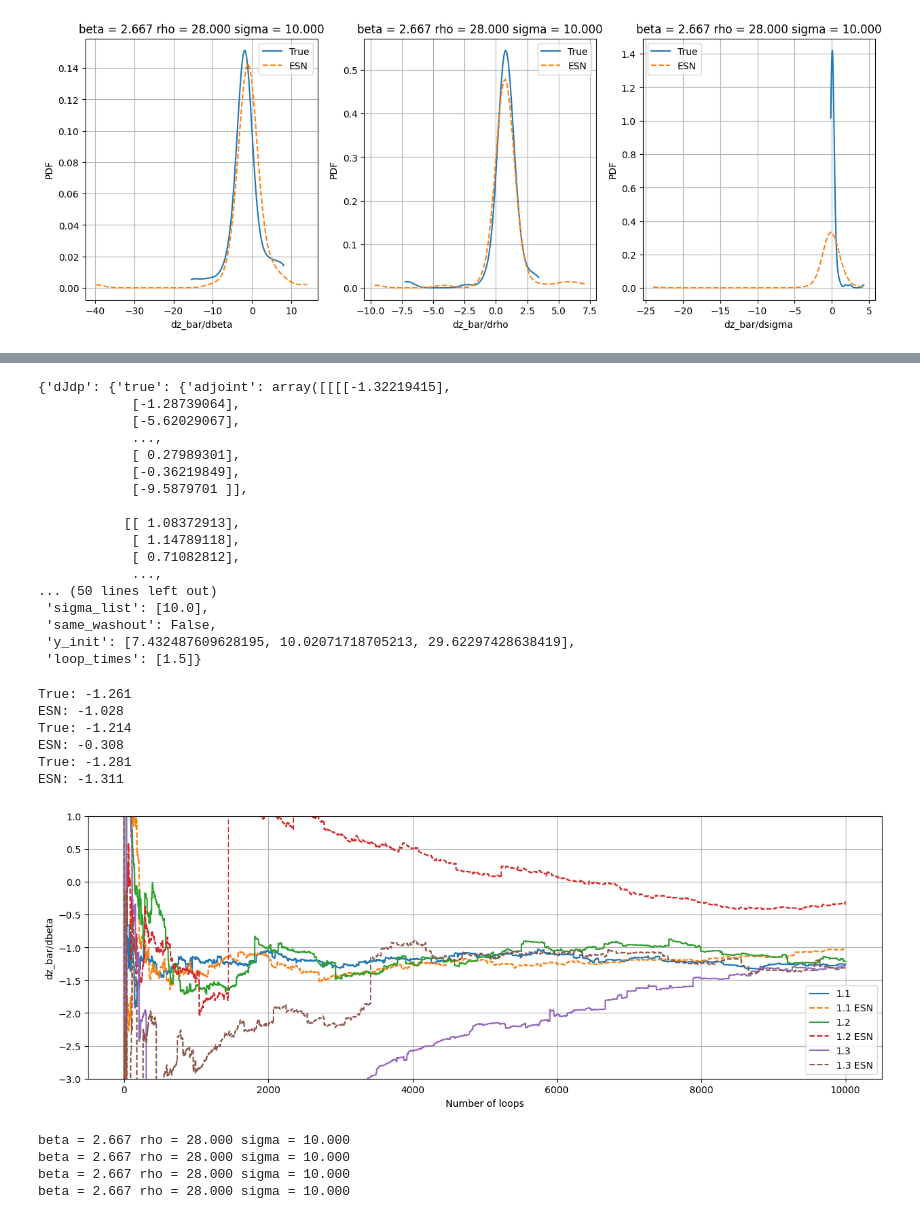
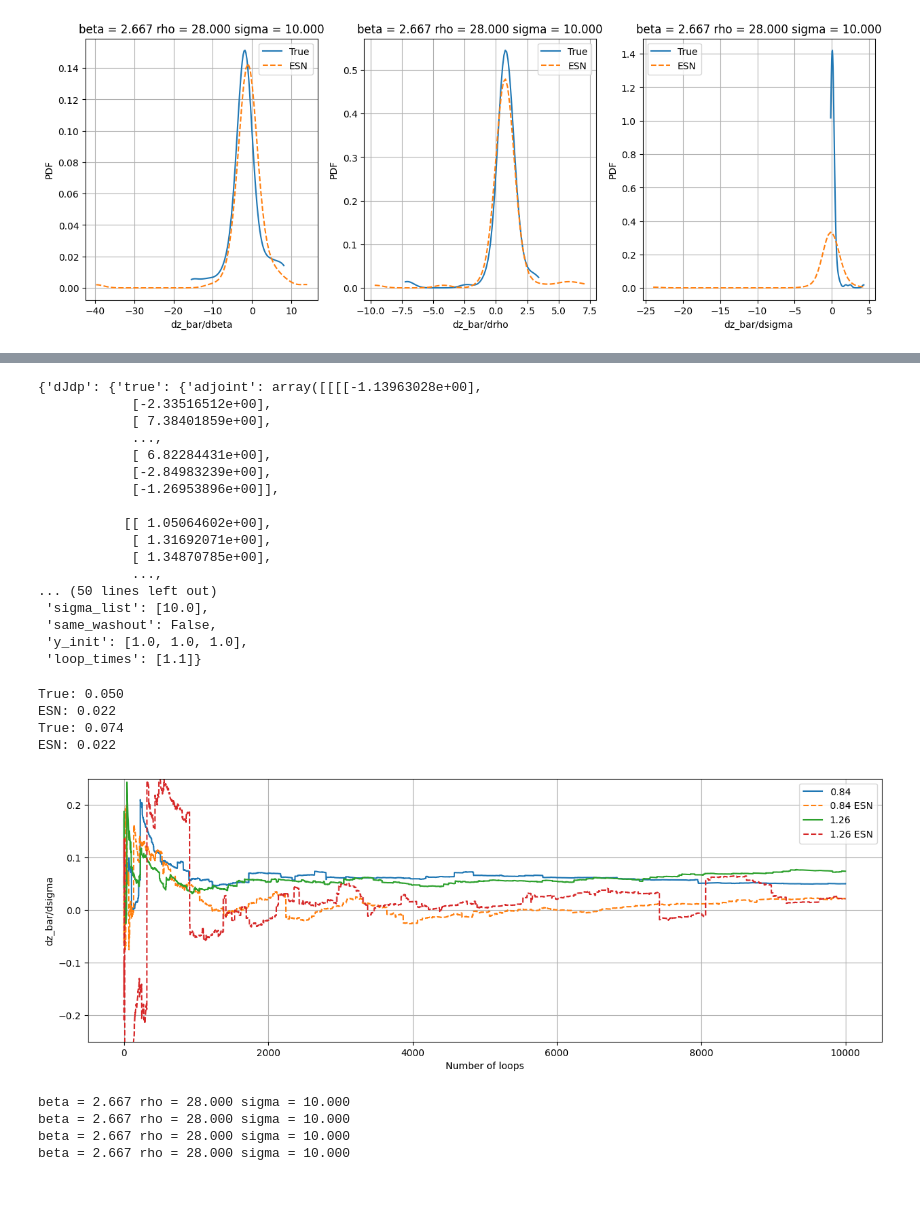
Before and after one commit to MagriLab/Adjoint-ESN, a Jupyter notebook: src/run_dyn_sys_from_results.ipynb, the cells around one changed output, grey strips where cells are left out. Saved outputs shown, nothing was run; the diff lists cells and outputs as text; code cells hidden in the pictures; blank space fills up the shorter version.

Commit message:
Lorenz figures etc.

```diff
--- a/src/run_dyn_sys_from_results.ipynb
+++ b/src/run_dyn_sys_from_results.ipynb
@@ -560,0 +822,8 @@ plot_obj_and_grad(eParam.p, degree = 3)
+# %%
+param_mesh_input = [None] * 3
+param_mesh_input[eParam.beta] = obj_results["beta_list"]
+param_mesh_input[eParam.rho] = obj_results["rho_list"]
+param_mesh_input[eParam.sigma] = obj_results["sigma_list"]
+p_list = pp.make_param_mesh(param_mesh_input)
+idxs = np.where((p_list[:,eParam.rho] >= 27) & (p_list[:,eParam.rho] <= 29))[0]
+grads = plot_obj_and_grad(p_list, obj_results["J"][:,3], obj_results["J"][:,4], eParam.rho, degree = 2, idxs=idxs)
@@ -796,0 +1196,11 @@ for p_idx, p in enumerate(p_list):
+# %%
+LT = 1.1
+for loop_idx in range(n_loops):
+    fig1 = plt.figure(figsize=(15,5))
+    for i, param in enumerate(param_vars):
+        plt.subplot(1,len(param_vars),i+1)
+        plt.plot(loop_time_arr, dJdp["true"]["adjoint"][0,eParam[param],loop_idx,:])
+        plt.plot(loop_time_arr, dJdp["esn"]["adjoint"][0,eParam[param],loop_idx,:],'--')
+        plt.grid()
+        plt.xlabel('Loop time [LT]')
+        plt.ylabel(f"dz_bar/d{param}")
@@ -796,0 +1224,9 @@ for p_idx, p in enumerate(p_list):
+# %%
+p_range = np.arange(1.0,3.0,0.1)
+# plt.plot(p_range,np.tanh((p_range+53)*0.01))
+# plt.plot(p_range,0.01*(1-np.tanh((p_range+53)*0.01)**2))
+# plt.plot(p_range,np.tanh((p_range+1.6)*0.01))
+for i in np.arange(0,-100,-10):
+    plt.plot(p_range,0.01*(1-np.tanh((p_range+i)*0.01)**2))
+
+# shift to do with slope of tanh
@@ -937,73 +1394,74 @@ for p_idx, p in enumerate(p_list):
 # %%
 # sens_results_list = ["20240115_223813","20240115_225852","20240116_003927","20240116_014254","20240116_233616"]
-sens_results_list = ["20240116_014254","20240117_174305","20240117_160412"]
+# sens_results_list = ["20240116_014254","20240116_233616"]
+# sens_results_list = ["20240122_050248","20240122_072115"]
+sens_results_list = ["20240122_041929","20240122_061243"]
 sens_results = pp.unpickle_file(
-        experiment_path / f"sensitivity_results_20240116_233616.pickle"
+        experiment_path / f"sensitivity_results_20240122_050248.pickle"
     )[0]
 sens_results
 # %% [output]
-{'dJdp': {'true': {'adjoint': array([[[[-1.32219415],
-            [-1.28739064],
-            [-5.62029067],
+{'dJdp': {'true': {'adjoint': array([[[[-1.13963028e+00],
+            [-2.33516512e+00],
+            [ 7.38401859e+00],
             ...,
-            [ 0.27989301],
-            [-0.36219849],
-            [-9.5879701 ]],
+            [ 6.82284431e+00],
+            [-2.84983239e+00],
+            [-1.26953896e+00]],
 
-           [[ 1.08372913],
-            [ 1.14789118],
-            [ 0.71082812],
+           [[ 1.05064602e+00],
+            [ 1.31692071e+00],
+            [ 1.34870785e+00],
             ...,
 ... (50 lines left out)
  'sigma_list': [10.0],
  'same_washout': False,
- 'y_init': [7.432487609628195, 10.02071718705213, 29.62297428638419],
- 'loop_times': [1.5]}
+ 'y_init': [1.0, 1.0, 1.0],
+ 'loop_times': [1.1]}
 # %%
 p_list = [[8/3, 28, 10]]
 n_loops = 10000
 esn_idx = 1
-param = "beta"
+param = "sigma"
 for p_idx, p in enumerate(p_list):
     legend_str = []
     plt.figure(figsize=(15,5))
     for loop_time_idx in range(len(sens_results_list)):
         sens_results = pp.unpickle_file(
             experiment_path / f"sensitivity_results_{sens_results_list[loop_time_idx]}.pickle"
         )[0]
         # for i, param in enumerate(param_vars):
         dJdp_true = sens_results["dJdp"]["true"]["adjoint"][p_idx,eParam[param],:,0]
         cum_mean = 1/np.arange(1,n_loops+1) * np.cumsum(dJdp_true)
         # plt.subplot(1,len(param_vars),i+1)
         plt.plot(np.arange(1,n_loops+1), cum_mean)
         for esn_idx in range(1):
             dJdp_esn = sens_results["dJdp"]["esn"]["adjoint"][esn_idx,p_idx,eParam[param],:,0]
             cum_mean_pred = 1/np.arange(1,n_loops+1) * np.cumsum(dJdp_esn)
             plt.plot(np.arange(1,n_loops+1), cum_mean_pred, '--')
             plt.xlabel("Number of loops")
             plt.ylabel(f"dz_bar/d{param}")
         dJdp_true_mean = np.mean(dJdp_true)
         dJdp_esn_mean = np.mean(dJdp_esn)
         plt.legend(["True","ESN"])
         print(f'True: {dJdp_true_mean:0.3f}')
         print(f'ESN: {dJdp_esn_mean:0.3f}')
         #     # plt.xlim([0,1000])
 
         #
         legend_str.append(f"{sens_results['loop_times'][0]}")
         legend_str.append(f"{sens_results['loop_times'][0]} ESN")
     plt.grid(visible=True)
     plt.legend(legend_str)
-    plt.ylim([-3,1])
+    plt.ylim([-0.25,0.25])
+    # plt.xlim([0,50])
 plt.show()
 # %% [output]
-True: -1.261
-ESN: -1.028
-True: -1.214
-ESN: -0.308
-True: -1.281
-ESN: -1.311
+True: 0.050
+ESN: 0.022
+True: 0.074
+ESN: 0.022
-[figure, old version]
+[figure, new version]
 # %%
 #pdf of the gradients
 for p_idx, p in enumerate(p_list):
```
Also changed, not shown: parts of 45 cells of this notebook, 8 other files.
